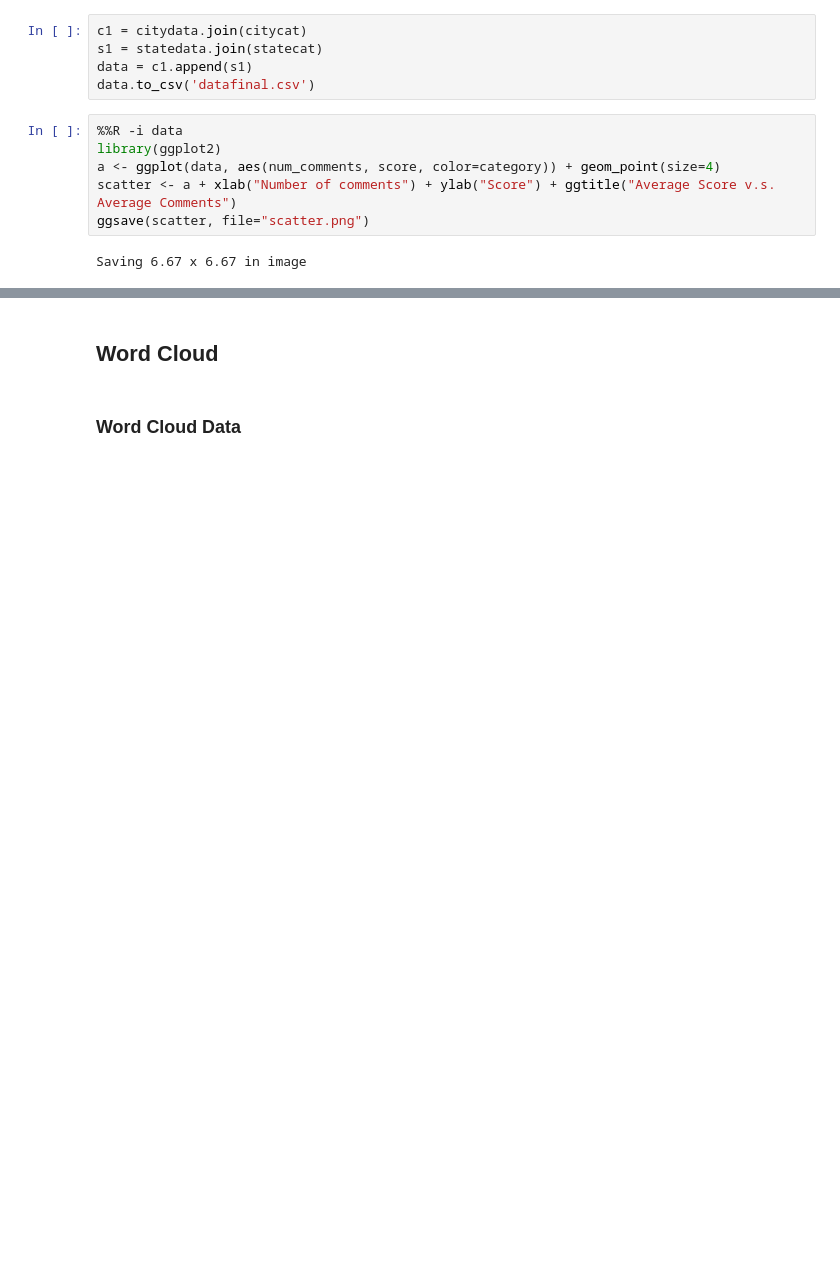
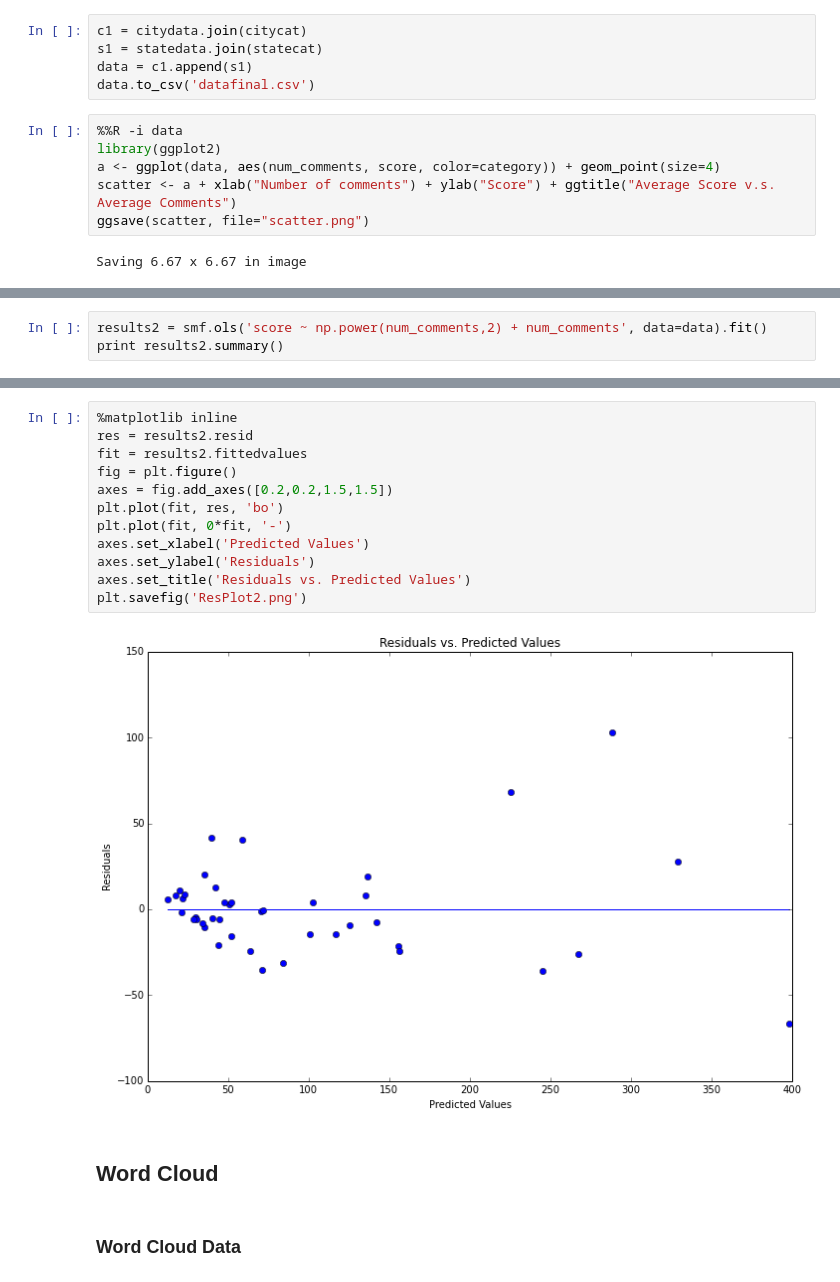
Before and after one commit to kemengtianma/Capstone-Project, a Jupyter notebook: Stat 222 Project.ipynb, the cells around one changed output, grey strips where cells are left out. Saved outputs shown, nothing was run; the diff lists cells and outputs as text; blank space fills up the shorter version.

```diff
--- a/Stat 222 Project.ipynb
+++ b/Stat 222 Project.ipynb
@@ -372,0 +365,3 @@ plt.show()
+# %%
+results2 = smf.ols('score ~ np.power(num_comments,2) + num_comments', data=data).fit()
+print results2.summary()
@@ -373,3 +386,17 @@ plt.show()
+# %%
+%matplotlib inline
+res = results2.resid
+fit = results2.fittedvalues
+fig = plt.figure()
+axes = fig.add_axes([0.2,0.2,1.5,1.5])
+plt.plot(fit, res, 'bo')
+plt.plot(fit, 0*fit, '-')
+axes.set_xlabel('Predicted Values')
+axes.set_ylabel('Residuals')
+axes.set_title('Residuals vs. Predicted Values')
+plt.savefig('ResPlot2.png')
+# %% [output]
+[figure, added]
 # %% [markdown]
 ## Word Cloud
 # %% [markdown]
```
Also changed, not shown: parts of 21 cells of this notebook.
